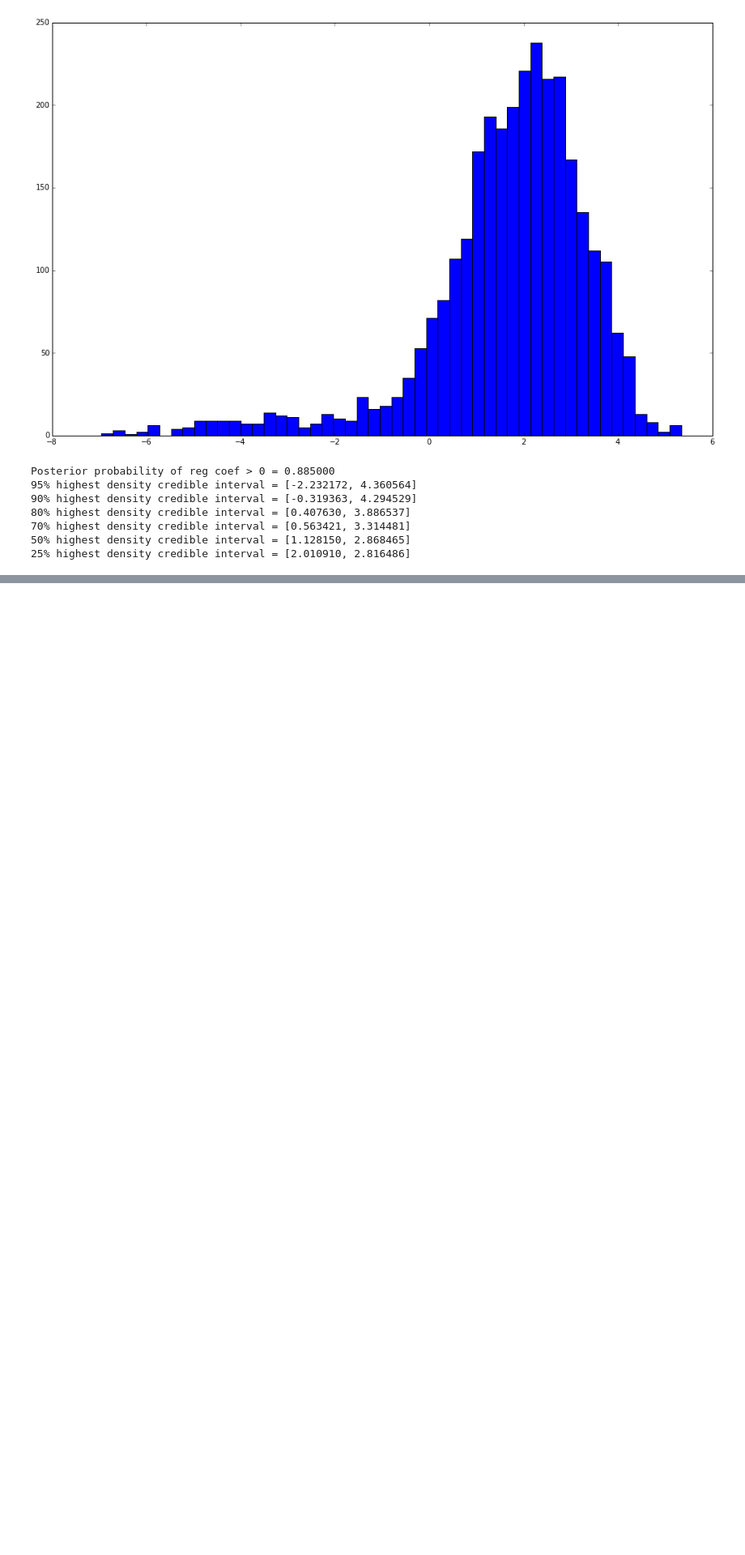
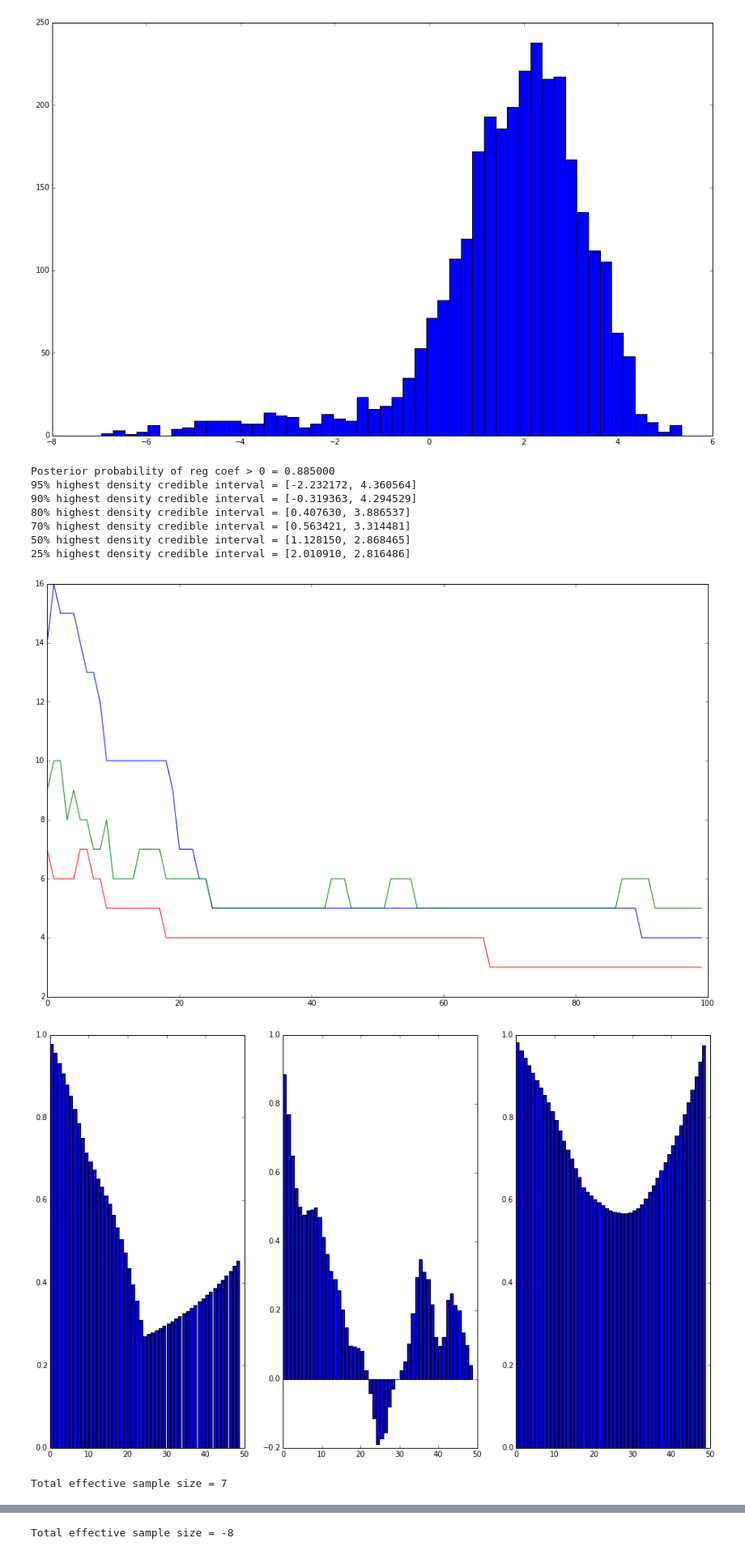
Before and after one commit to ap728/ppl-hormones, a Jupyter notebook: src/refactored.ipynb, the cells around one changed output, grey strips where cells are left out. Shown at 81% size. Cells and saved outputs as stored; diff of their text form; code cells hidden in the pictures; blank space fills up the shorter version.

Commit message:
Trying even fancier model

```diff
--- a/src/refactored.ipynb
+++ b/src/refactored.ipynb
@@ -727,3 +842,29 @@ Posterior probability of reg coef > 0 = 0.885000
 70% highest density credible interval = [0.563421, 3.314481]
 50% highest density credible interval = [1.128150, 2.868465]
 25% highest density credible interval = [2.010910, 2.816486]
+# %%
+# Run inference several times with data with a more flexible prior
+
+if not DEBUG:
+    n_traces = 5
+    n_samples = 1000
+    n_skip = 5000
+    n_burn = 1000
+
+traces_fancy_posterior_2 = []
+for _ in range(n_traces):
+    # Create model
+    create_fancy_model(reg_coef_variation_prior='(normal 0 (uniform_continuous 0.05 10))')
+    # Observe data
+    observe_variable_noise_data(X, Y)
+    # Collect trace
+    traces_fancy_posterior_2.append(run_fancy_inference(n_data_points=len(Y), n_samples=n_samples, n_skip=n_skip, n_burn=n_burn))
+# %%
+# Summarise
+
+analyse_clusters(traces=traces_fancy_posterior_2, prior=False, label='fancy2')
+analyse_average_reg_coef(traces=traces_fancy_posterior_2, prior=False, label='fancy2')
+# %% [output]
+[figure, added]
+[figure, added]
+Total effective sample size = 7
@@ -729,0 +883 @@ Posterior probability of reg coef > 0 = 0.885000
+Total effective sample size = -8
```
Also changed, not shown: parts of 3 cells of this notebook.
